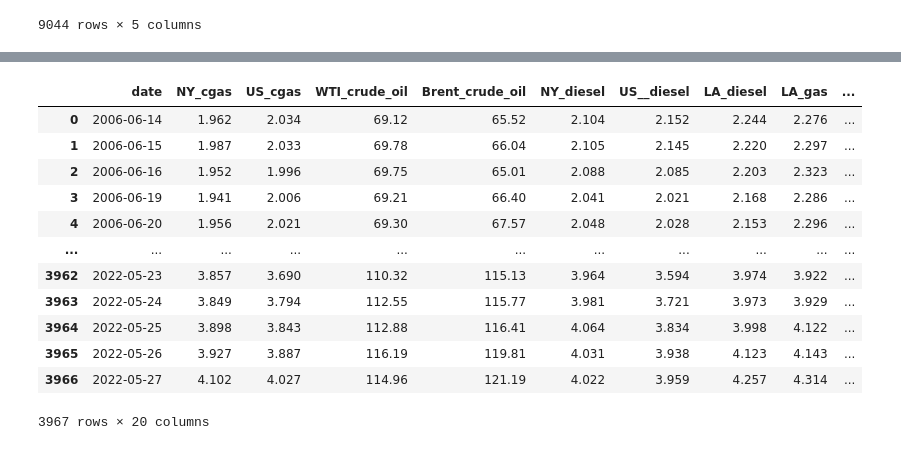
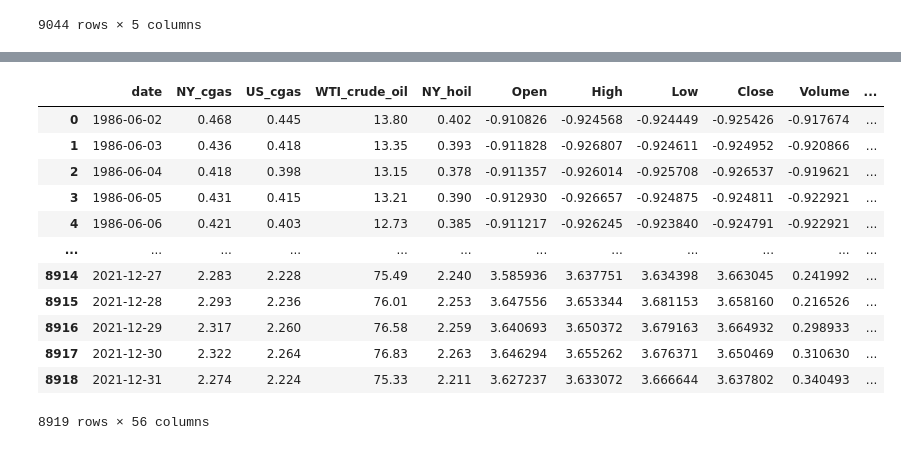
Before and after one commit to COGS118A/Group019-Sp22, a Jupyter notebook: Cleaning/Merge_all.ipynb, the cells around one changed output, grey strips where cells are left out. Cells and saved outputs as stored; diff of their text form; code cells hidden in the pictures.

Commit message:
clean and merge all data

```diff
--- a/Cleaning/Merge_all.ipynb
+++ b/Cleaning/Merge_all.ipynb
@@ -42,6 +43,3 @@ energy_df
 | 9042 | 2022-05-27 | 4.102 | 4.027 | 114.96 | 3.902 |
 | 9043 | 2022-05-31 | 4.110 | 3.947 | 114.38 | 3.909 |
 9044 rows × 5 columns
-# %%
-gold_df = gold_df[['USD']]
-gold_df
@@ -62,0 +46,4 @@ gold_df
+# %%
+#only USD
+gold_df = gold_df[['Date','USD']]
+gold_df
@@ -62,0 +64,4 @@ gold_df
+# %%
+#rename columm
+gold_df.rename(columns = {'Date':'date'}, inplace = True)
+gold_df
@@ -63,4 +98,5 @@ gold_df
 # %%
 #merge data
-df = pd.merge(energy_df,new_sp_df, on="date", how="outer")
-df
+df_names = [energy_df,new_sp_df,gold_df,pattern_df]
+df_merged = reduce(lambda  left,right: pd.merge(left,right,on=['date'],
+                                            how='outer'), df_names)
@@ -81,20 +103,20 @@ df
 # %%
 #drop NAN rows
-df = df.dropna().reset_index(drop=True)
-df
+df_merged = df_merged.dropna().reset_index(drop=True)
+df_merged
 # %% [output]
-|  | date | NY_cgas | US_cgas | WTI_crude_oil | Brent_crude_oil | NY_diesel | US__diesel | LA_diesel | LA_gas | ... |
-| 0 | 2006-06-14 | 1.962 | 2.034 | 69.12 | 65.52 | 2.104 | 2.152 | 2.244 | 2.276 | ... |
-| 1 | 2006-06-15 | 1.987 | 2.033 | 69.78 | 66.04 | 2.105 | 2.145 | 2.220 | 2.297 | ... |
-| 2 | 2006-06-16 | 1.952 | 1.996 | 69.75 | 65.01 | 2.088 | 2.085 | 2.203 | 2.323 | ... |
-| 3 | 2006-06-19 | 1.941 | 2.006 | 69.21 | 66.40 | 2.041 | 2.021 | 2.168 | 2.286 | ... |
-| 4 | 2006-06-20 | 1.956 | 2.021 | 69.30 | 67.57 | 2.048 | 2.028 | 2.153 | 2.296 | ... |
-| ... | ... | ... | ... | ... | ... | ... | ... | ... | ... | ... |
-| 3962 | 2022-05-23 | 3.857 | 3.690 | 110.32 | 115.13 | 3.964 | 3.594 | 3.974 | 3.922 | ... |
-| 3963 | 2022-05-24 | 3.849 | 3.794 | 112.55 | 115.77 | 3.981 | 3.721 | 3.973 | 3.929 | ... |
-| 3964 | 2022-05-25 | 3.898 | 3.843 | 112.88 | 116.41 | 4.064 | 3.834 | 3.998 | 4.122 | ... |
-| 3965 | 2022-05-26 | 3.927 | 3.887 | 116.19 | 119.81 | 4.031 | 3.938 | 4.123 | 4.143 | ... |
-| 3966 | 2022-05-27 | 4.102 | 4.027 | 114.96 | 121.19 | 4.022 | 3.959 | 4.257 | 4.314 | ... |
+|  | date | NY_cgas | US_cgas | WTI_crude_oil | NY_hoil | Open | High | Low | Close | Volume | ... |
+| 0 | 1986-06-02 | 0.468 | 0.445 | 13.80 | 0.402 | -0.910826 | -0.924568 | -0.924449 | -0.925426 | -0.917674 | ... |
+| 1 | 1986-06-03 | 0.436 | 0.418 | 13.35 | 0.393 | -0.911828 | -0.926807 | -0.924611 | -0.924952 | -0.920866 | ... |
+| 2 | 1986-06-04 | 0.418 | 0.398 | 13.15 | 0.378 | -0.911357 | -0.926014 | -0.925708 | -0.926537 | -0.919621 | ... |
+| 3 | 1986-06-05 | 0.431 | 0.415 | 13.21 | 0.390 | -0.912930 | -0.926657 | -0.924875 | -0.924811 | -0.922921 | ... |
+| 4 | 1986-06-06 | 0.421 | 0.403 | 12.73 | 0.385 | -0.911217 | -0.926245 | -0.923840 | -0.924791 | -0.922921 | ... |
+| ... | ... | ... | ... | ... | ... | ... | ... | ... | ... | ... | ... |
+| 8914 | 2021-12-27 | 2.283 | 2.228 | 75.49 | 2.240 | 3.585936 | 3.637751 | 3.634398 | 3.663045 | 0.241992 | ... |
+| 8915 | 2021-12-28 | 2.293 | 2.236 | 76.01 | 2.253 | 3.647556 | 3.653344 | 3.681153 | 3.658160 | 0.216526 | ... |
+| 8916 | 2021-12-29 | 2.317 | 2.260 | 76.58 | 2.259 | 3.640693 | 3.650372 | 3.679163 | 3.664932 | 0.298933 | ... |
+| 8917 | 2021-12-30 | 2.322 | 2.264 | 76.83 | 2.263 | 3.646294 | 3.655262 | 3.676371 | 3.650469 | 0.310630 | ... |
+| 8918 | 2021-12-31 | 2.274 | 2.224 | 75.33 | 2.211 | 3.627237 | 3.633072 | 3.666644 | 3.637802 | 0.340493 | ... |
-3967 rows × 20 columns
+8919 rows × 56 columns
 # %%
 #save dataframe
```
Also changed, not shown: parts of 8 cells of this notebook, 4 other files.
